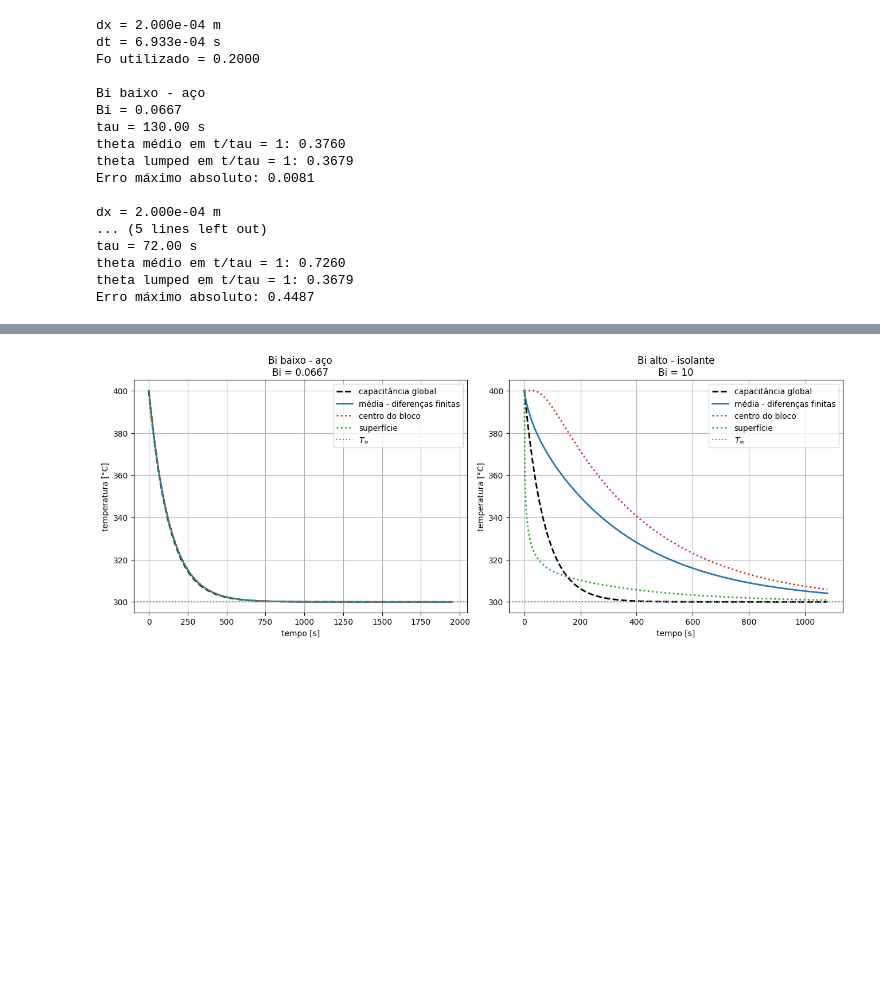
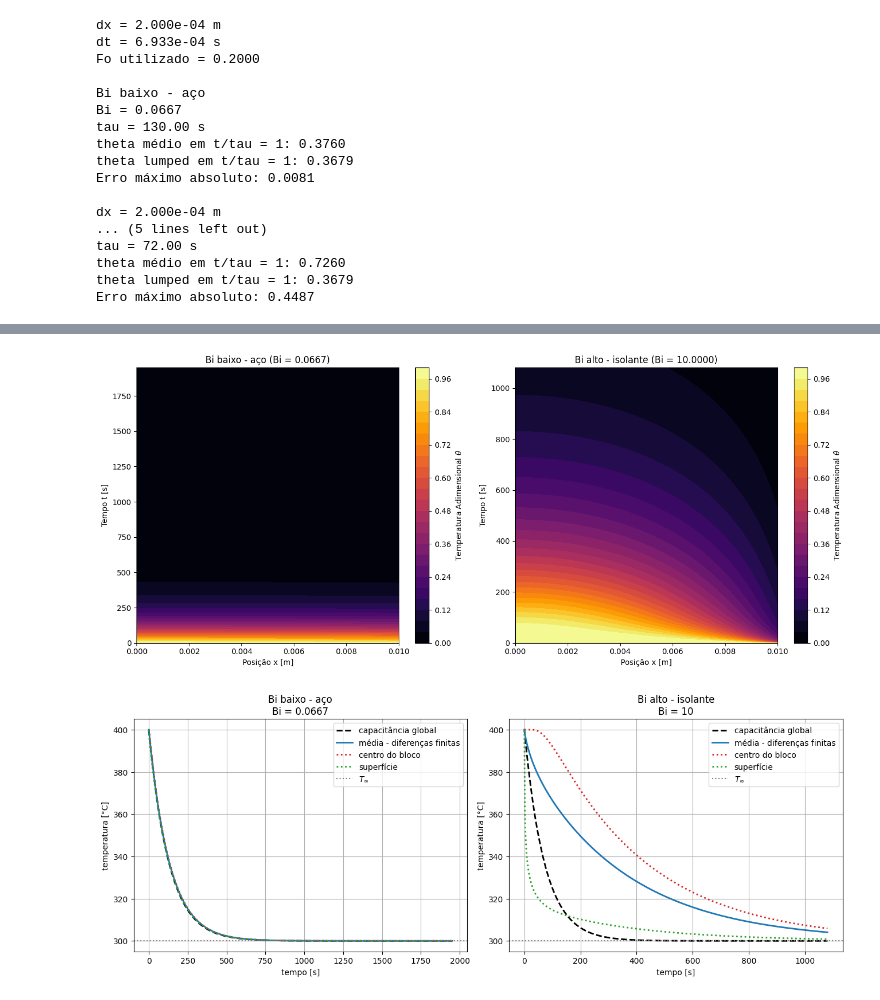
Before and after one commit to Paulo-de-Souza/HeatTransferPINN, a Jupyter notebook: Aulas_Notebooks/Aula03/Aula03_Parte3_Transiente_CapacitanciaGlobal.ipynb, the cells around one changed output, grey strips where cells are left out. Drawn from its saved outputs; the diff is of its cells as text; code cells hidden in the pictures; blank space fills up the shorter version.

```diff
--- a/Aulas_Notebooks/Aula03/Aula03_Parte3_Transiente_CapacitanciaGlobal.ipynb
+++ b/Aulas_Notebooks/Aula03/Aula03_Parte3_Transiente_CapacitanciaGlobal.ipynb
@@ -888,3 +849,35 @@ plt.show()
+# %%
+import matplotlib.pyplot as plt
+import numpy as np
+
+# Criando uma figura com dois subplots lado a lado (um para cada caso)
+fig, axes = plt.subplots(1, 2, figsize=(14, 6))
+
+for ax, (nome, res) in zip(axes, resultados.items()):
+    x_plot = res["x"]
+    t_plot = res["tempo"]
+    theta_plot = res["theta"]
+
+    # Criando a malha 2D para a plotagem
+    X, Tempo = np.meshgrid(x_plot, t_plot)
+
+    # Plotando o mapa de calor usando contourf
+    # Transpomos theta (theta_plot.T) para que a forma bata com (len(t_plot), len(x_plot))
+    mapa = ax.contourf(X, Tempo, theta_plot.T, levels=30, cmap='inferno')
+
+    # Formatando o gráfico
+    ax.set_title(f"{nome} (Bi = {res['Bi']:.4f})")
+    ax.set_xlabel("Posição x [m]")
+    ax.set_ylabel("Tempo t [s]")
+
+    # Adicionando a barra de cores individual
+    cbar = fig.colorbar(mapa, ax=ax)
+    cbar.set_label(r"Temperatura Adimensional $\theta$")
+
+plt.tight_layout()
+plt.show()
+# %% [output]
+[figure, added]
 # %%
 # Comparação utilizando as temperaturas reais
 
```
Also changed, not shown: parts of 3 cells of this notebook.
